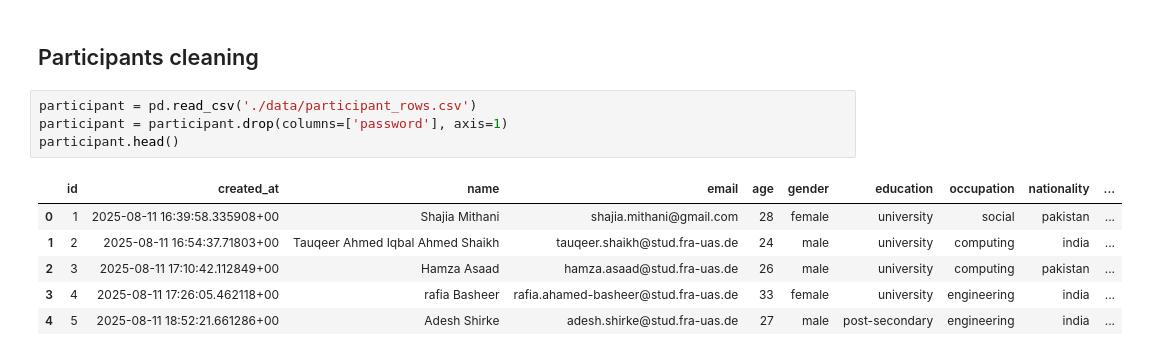
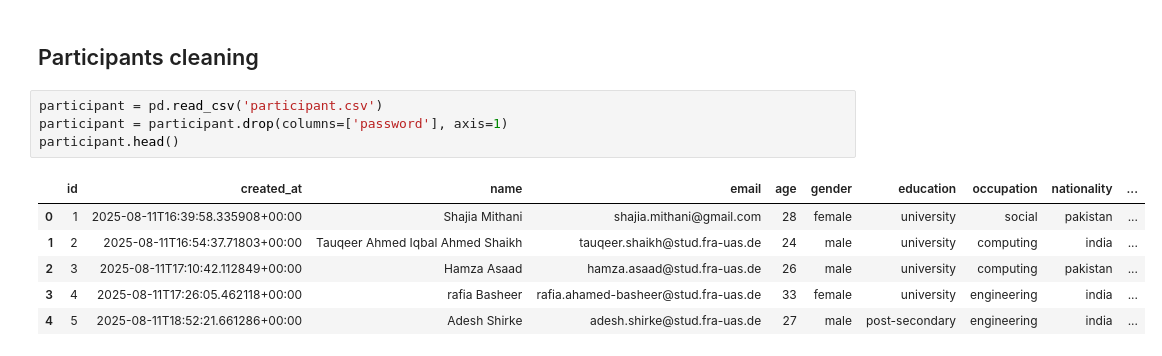
Before and after one commit to AlizaRK/hmi-ai-prompting, a Jupyter notebook: data-analysis/cleaning.ipynb, the cells around one changed output. Drawn from its saved outputs; the diff is of its cells as text.

```diff
--- a/data-analysis/cleaning.ipynb
+++ b/data-analysis/cleaning.ipynb
@@ -14,14 +72,14 @@ import pandas as pd
 # %% [markdown]
 ## Participants cleaning
 # %%
-participant = pd.read_csv('./data/participant_rows.csv')
+participant = pd.read_csv('participant.csv')
 participant = participant.drop(columns=['password'], axis=1)
 participant.head()
 # %% [output]
 |  | id | created_at | name | email | age | gender | education | occupation | nationality | ... |
-| 0 | 1 | 2025-08-11 16:39:58.335908+00 | Shajia Mithani | shajia.mithani@gmail.com | 28 | female | university | social | pakistan | ... |
-| 1 | 2 | 2025-08-11 16:54:37.71803+00 | Tauqeer Ahmed Iqbal Ahmed Shaikh | tauqeer.shaikh@stud.fra-uas.de | 24 | male | university | computing | india | ... |
-| 2 | 3 | 2025-08-11 17:10:42.112849+00 | Hamza Asaad | hamza.asaad@stud.fra-uas.de | 26 | male | university | computing | pakistan | ... |
-| 3 | 4 | 2025-08-11 17:26:05.462118+00 | rafia Basheer | rafia.ahamed-basheer@stud.fra-uas.de | 33 | female | university | engineering | india | ... |
-| 4 | 5 | 2025-08-11 18:52:21.661286+00 | Adesh Shirke | adesh.shirke@stud.fra-uas.de | 27 | male | post-secondary | engineering | india | ... |
+| 0 | 1 | 2025-08-11T16:39:58.335908+00:00 | Shajia Mithani | shajia.mithani@gmail.com | 28 | female | university | social | pakistan | ... |
+| 1 | 2 | 2025-08-11T16:54:37.71803+00:00 | Tauqeer Ahmed Iqbal Ahmed Shaikh | tauqeer.shaikh@stud.fra-uas.de | 24 | male | university | computing | india | ... |
+| 2 | 3 | 2025-08-11T17:10:42.112849+00:00 | Hamza Asaad | hamza.asaad@stud.fra-uas.de | 26 | male | university | computing | pakistan | ... |
+| 3 | 4 | 2025-08-11T17:26:05.462118+00:00 | rafia Basheer | rafia.ahamed-basheer@stud.fra-uas.de | 33 | female | university | engineering | india | ... |
+| 4 | 5 | 2025-08-11T18:52:21.661286+00:00 | Adesh Shirke | adesh.shirke@stud.fra-uas.de | 27 | male | post-secondary | engineering | india | ... |
 # %%
```
Also changed, not shown: parts of 27 cells of this notebook, 1 other file.
